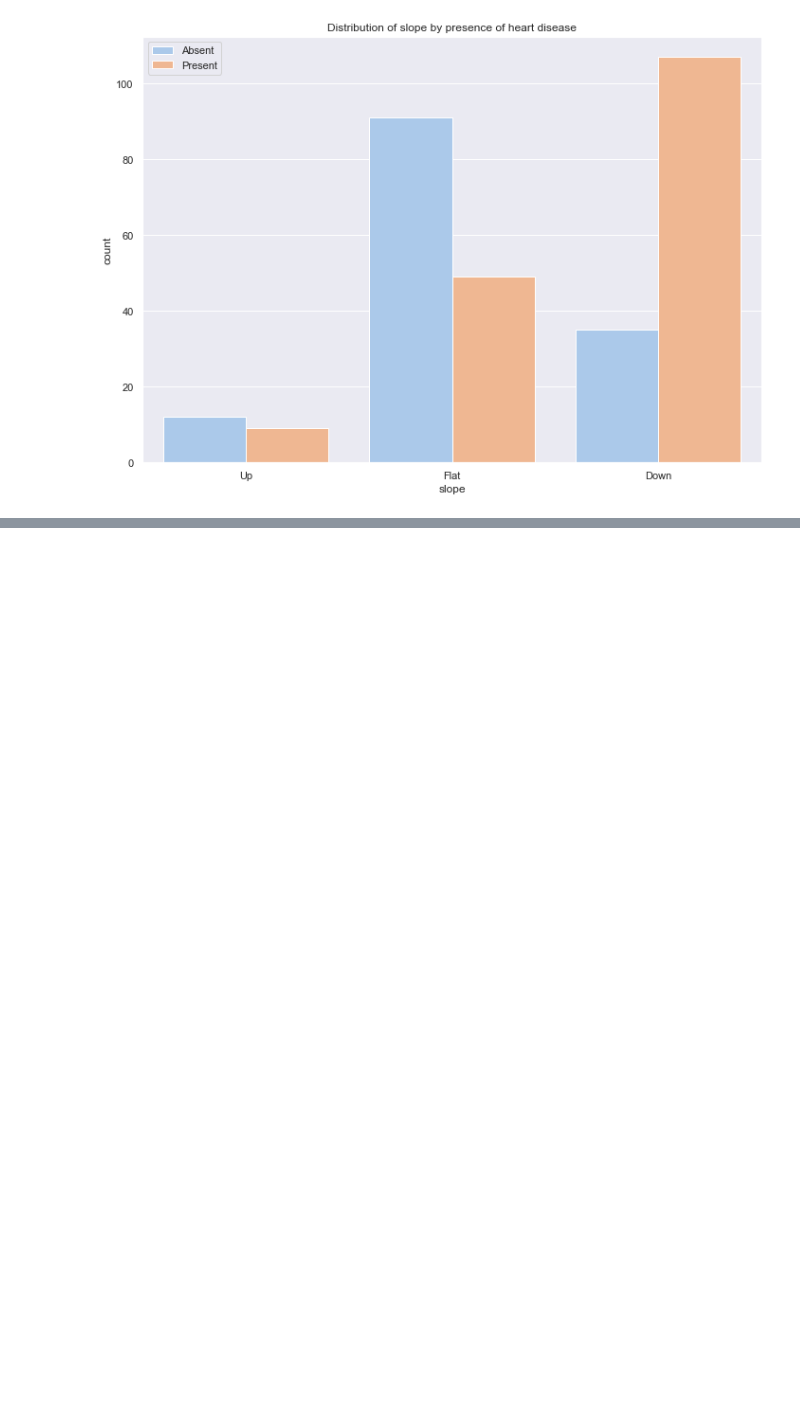
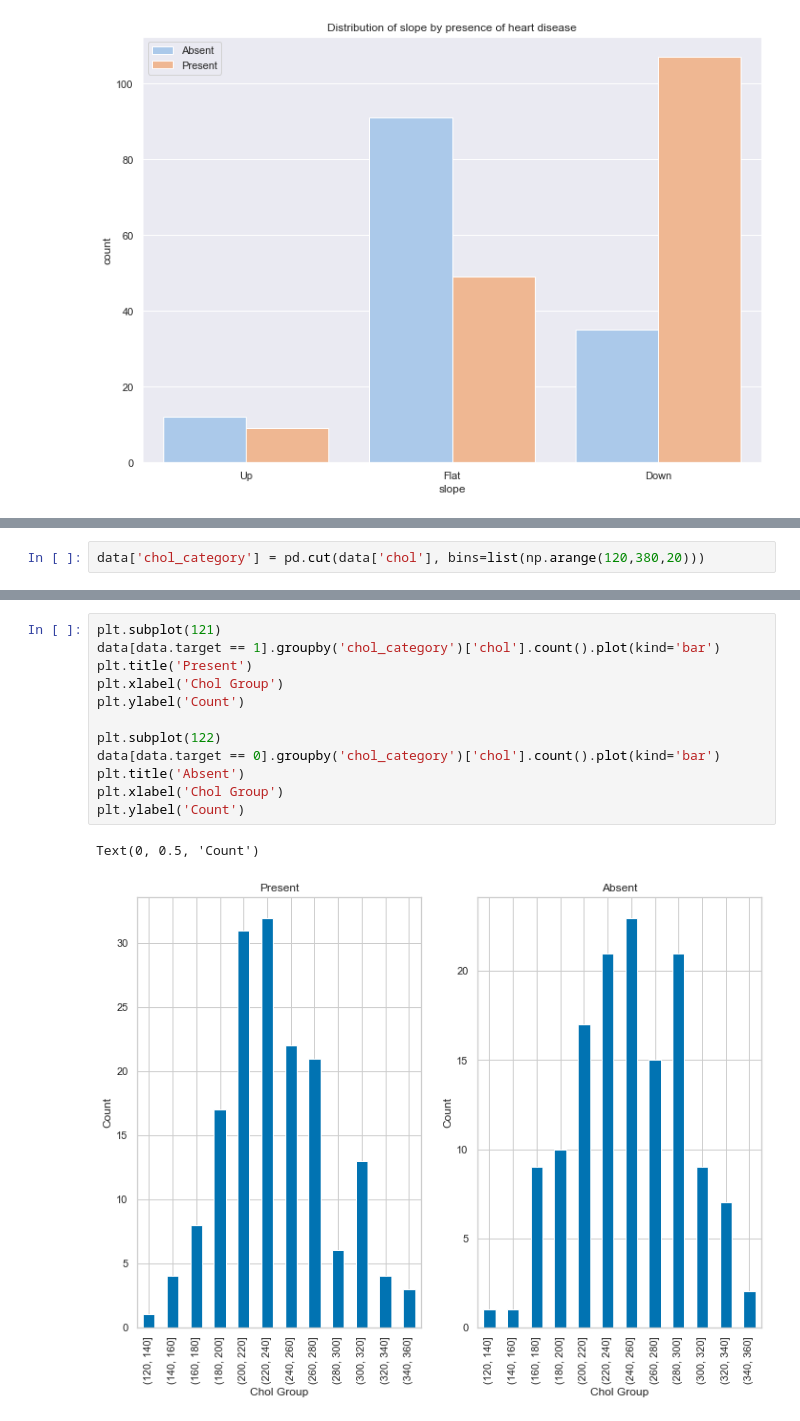
Before and after one commit to avizyt/Data-Anlysis-Projects, a Jupyter notebook: heart_disease_Analysis/heart_disease.ipynb, the cells around one changed output, grey strips where cells are left out. Drawn from its saved outputs; the diff is of its cells as text; blank space fills up the shorter version.

```diff
--- a/heart_disease_Analysis/heart_disease.ipynb
+++ b/heart_disease_Analysis/heart_disease.ipynb
@@ -284,0 +329,2 @@ plt.show()
+# %%
+data['chol_category'] = pd.cut(data['chol'], bins=list(np.arange(120,380,20)))
@@ -284,0 +340,15 @@ plt.show()
+# %%
+plt.subplot(121)
+data[data.target == 1].groupby('chol_category')['chol'].count().plot(kind='bar')
+plt.title('Present')
+plt.xlabel('Chol Group')
+plt.ylabel('Count')
+
+plt.subplot(122)
+data[data.target == 0].groupby('chol_category')['chol'].count().plot(kind='bar')
+plt.title('Absent')
+plt.xlabel('Chol Group')
+plt.ylabel('Count')
+# %% [output]
+Text(0, 0.5, 'Count')
+[figure, added]
```
Also changed, not shown: parts of 8 cells of this notebook, 2 other files.
